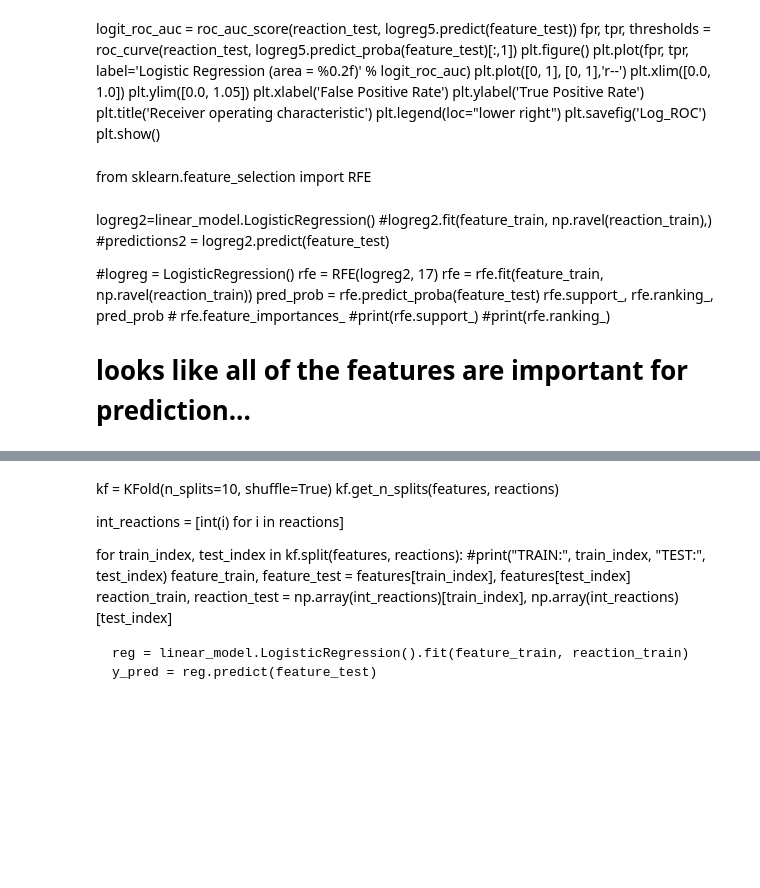
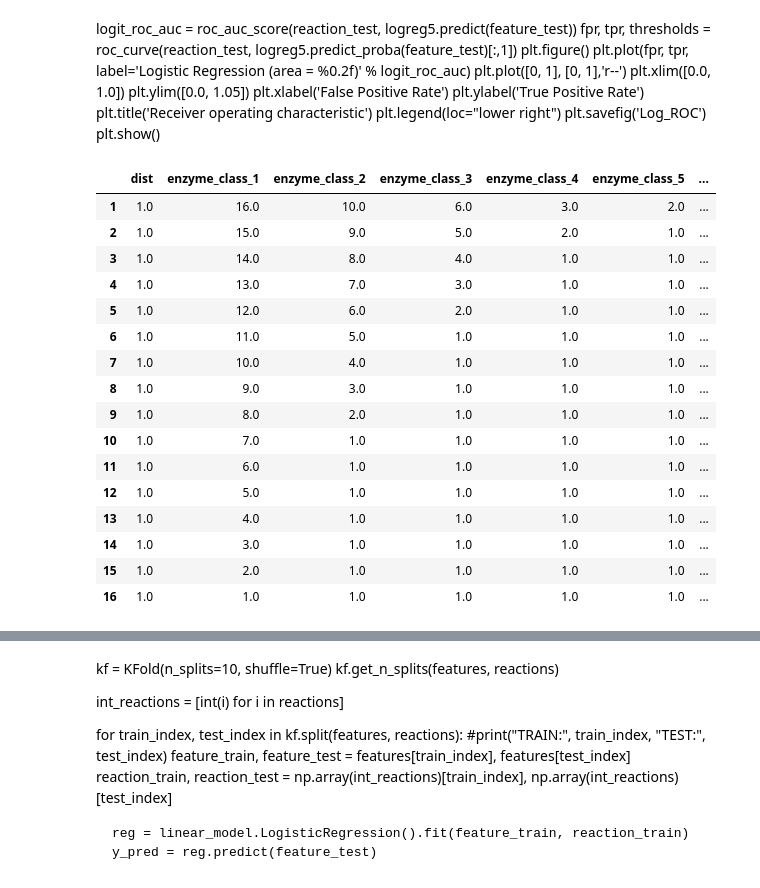
Before and after one commit to theicechol/metamoles, a Jupyter notebook: notebooks/model_creation.ipynb, the cells around one changed output, grey strips where cells are left out. Cells and saved outputs as stored; diff of their text form; code cells hidden in the pictures; blank space fills up the shorter version.

Commit message:
lots of work on model and feature selection

```diff
--- a/notebooks/model_creation.ipynb
+++ b/notebooks/model_creation.ipynb
@@ -125,0 +129,11 @@ weighted avg       0.94      0.94      0.93      1526
+# %%
+model_2 = linear_model.LogisticRegressionCV(solver='liblinear', penalty='l1', random_state=1, cv=10)
+model_2.fit(feature_train, np.ravel(reaction_train))
+predictions2 = model_2.predict(feature_test)
+score2 = model_2.score(feature_test, reaction_test)
+decision2 = model_2.decision_function(feature_test)
+params2 = model_2.get_params()
+pred_log2 = model_2.predict_log_proba(feature_test)
+pred2 = model_2.predict_proba(feature_test)
+
+score2, pred2, #decision2, model_2.classes_, model_2.coef_
@@ -191,18 +216,3 @@ plt.title('Receiver operating characteristic')
 plt.legend(loc="lower right")
 plt.savefig('Log_ROC')
 plt.show()
-# %% [markdown]
-from sklearn.feature_selection import RFE
-# %% [markdown]
-logreg2=linear_model.LogisticRegression()
-#logreg2.fit(feature_train, np.ravel(reaction_train),)
-#predictions2 = logreg2.predict(feature_test)
-
-#logreg = LogisticRegression()
-rfe = RFE(logreg2, 17)
-rfe = rfe.fit(feature_train, np.ravel(reaction_train))
-pred_prob = rfe.predict_proba(feature_test)
-rfe.support_, rfe.ranking_, pred_prob # rfe.feature_importances_
-#print(rfe.support_)
-#print(rfe.ranking_)
-# looks like all of the features are important for prediction...
@@ -208,0 +221,42 @@ rfe.support_, rfe.ranking_, pred_prob # rfe.feature_importances_
+# %%
+
+rfe_results = pd.DataFrame(columns=['score'])
+
+rank_array = np.zeros((17,18))
+
+for i in range(1,17):
+    logreg2=linear_model.LogisticRegression(solver='liblinear', penalty='l1', random_state=1, max_iter=1000, class_weight='balanced')
+
+    rfe = RFE(logreg2, i)
+    rfe = rfe.fit(feature_train, np.ravel(reaction_train))
+    score = rfe.score(feature_test, reaction_test)
+
+    rfe_results.loc[i, 'score'] = score
+    for j in range(0,17):
+        rank_array[i, j] = rfe.ranking_[j]
+# %%
+rank_df = pd.DataFrame(rank_array, columns=['dist', 'enzyme_class_1', 'enzyme_class_2', 'enzyme_class_3',
+       'enzyme_class_4', 'enzyme_class_5', 'enzyme_class_6', 'enzyme_class_7',
+       'n_C', 'n_H', 'n_O', 'n_N', 'n_P', 'n_S', 'n_X', 'DoU', 'MW', 'drop'])
+#rfe_results
+rank_df.drop(rank_df.index[0], inplace=True)
+rank_df.drop(['drop'], axis=1, inplace=True)
+rank_df
+# %% [output]
+|  | dist | enzyme_class_1 | enzyme_class_2 | enzyme_class_3 | enzyme_class_4 | enzyme_class_5 | ... |
+| 1 | 1.0 | 16.0 | 10.0 | 6.0 | 3.0 | 2.0 | ... |
+| 2 | 1.0 | 15.0 | 9.0 | 5.0 | 2.0 | 1.0 | ... |
+| 3 | 1.0 | 14.0 | 8.0 | 4.0 | 1.0 | 1.0 | ... |
+| 4 | 1.0 | 13.0 | 7.0 | 3.0 | 1.0 | 1.0 | ... |
+| 5 | 1.0 | 12.0 | 6.0 | 2.0 | 1.0 | 1.0 | ... |
+| 6 | 1.0 | 11.0 | 5.0 | 1.0 | 1.0 | 1.0 | ... |
+| 7 | 1.0 | 10.0 | 4.0 | 1.0 | 1.0 | 1.0 | ... |
+| 8 | 1.0 | 9.0 | 3.0 | 1.0 | 1.0 | 1.0 | ... |
+| 9 | 1.0 | 8.0 | 2.0 | 1.0 | 1.0 | 1.0 | ... |
+| 10 | 1.0 | 7.0 | 1.0 | 1.0 | 1.0 | 1.0 | ... |
+| 11 | 1.0 | 6.0 | 1.0 | 1.0 | 1.0 | 1.0 | ... |
+| 12 | 1.0 | 5.0 | 1.0 | 1.0 | 1.0 | 1.0 | ... |
+| 13 | 1.0 | 4.0 | 1.0 | 1.0 | 1.0 | 1.0 | ... |
+| 14 | 1.0 | 3.0 | 1.0 | 1.0 | 1.0 | 1.0 | ... |
+| 15 | 1.0 | 2.0 | 1.0 | 1.0 | 1.0 | 1.0 | ... |
+| 16 | 1.0 | 1.0 | 1.0 | 1.0 | 1.0 | 1.0 | ... |
```
Also changed, not shown: parts of 20 cells of this notebook.
